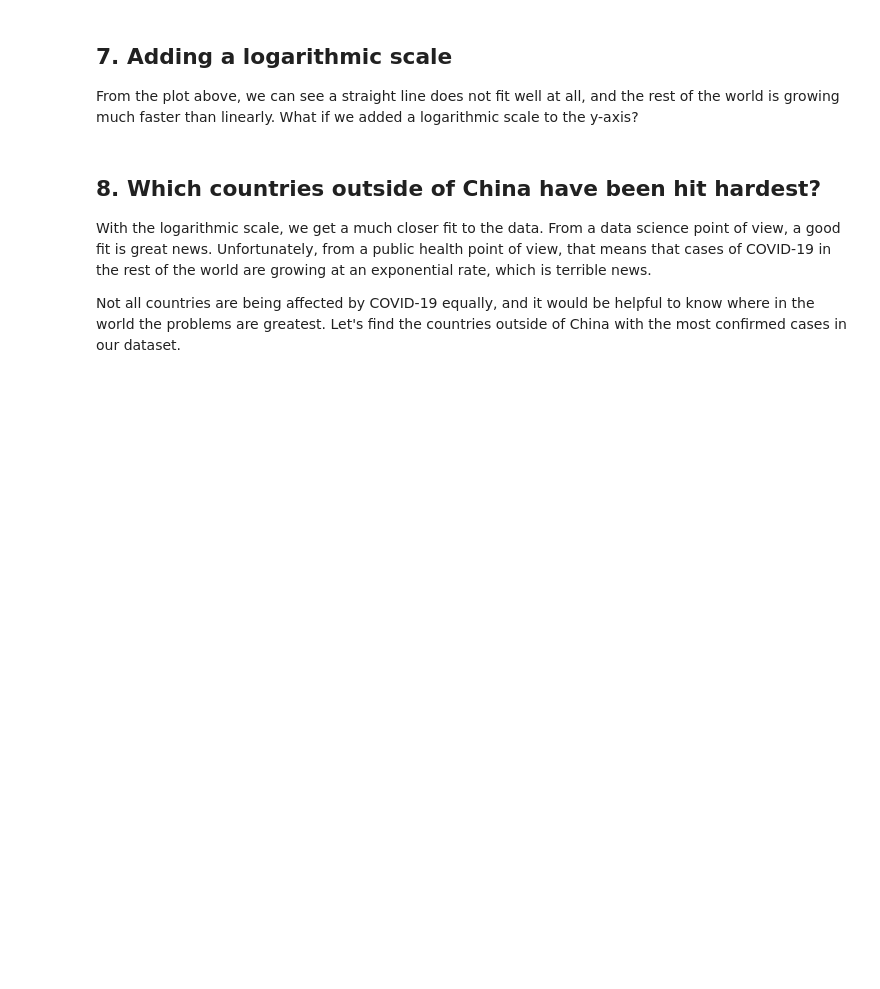
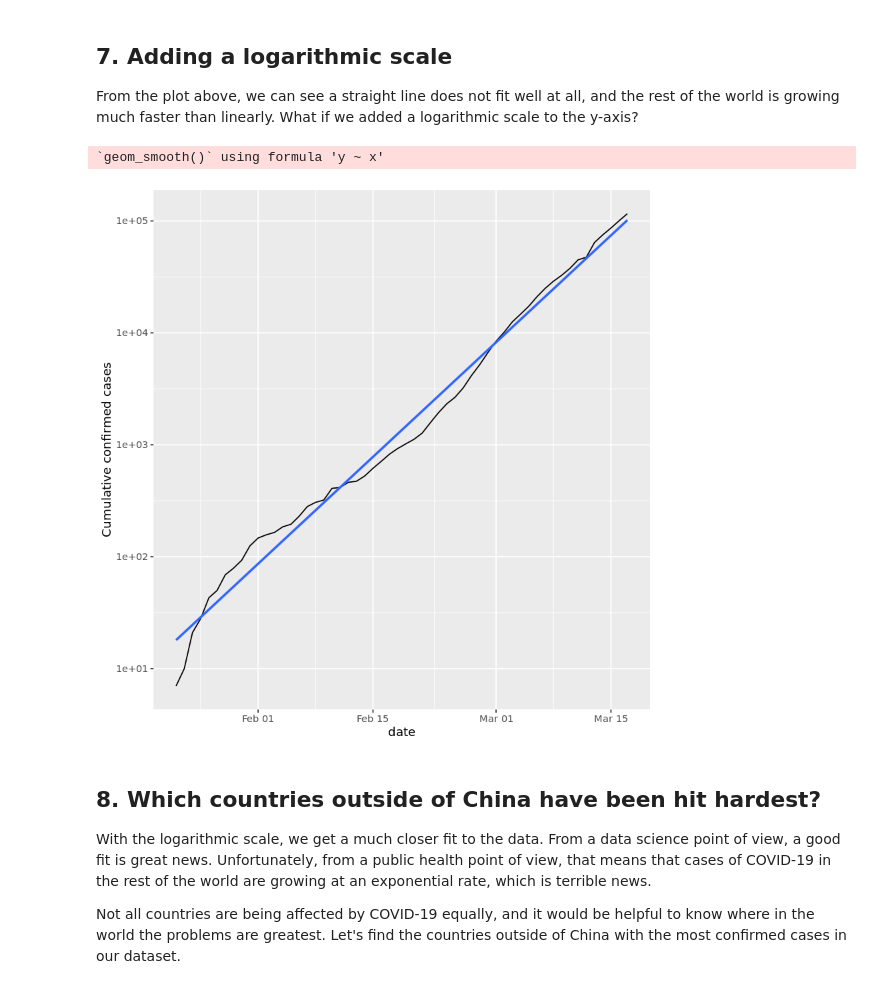
Before and after one commit to hsche000/DataCamp-Projects, a Jupyter notebook: Visualizing COVID-19/notebook.ipynb, the cells around one changed output. Drawn from its saved outputs; the diff is of its cells as text; code cells hidden in the pictures; blank space fills up the shorter version.

```diff
--- a/Visualizing COVID-19/notebook.ipynb
+++ b/Visualizing COVID-19/notebook.ipynb
@@ -153,7 +155,10 @@ ERROR: Error in eval(expr, envir, enclos): object '....' not found
 # %%
 # Modify the plot to use a logarithmic scale on the y-axis
 plt_not_china_trend_lin +
-  ....
+  scale_y_log10()
+# %% [output]
+`geom_smooth()` using formula 'y ~ x'
+[figure, added]
 # %% [markdown]
 ## 8. Which countries outside of China have been hit hardest?
 <p>With the logarithmic scale, we get a much closer fit to the data. From a data science point of view, a good fit is great news. Unfortunately, from a public health point of view, that means that cases of COVID-19 in the rest of the world are growing at an exponential rate, which is terrible news.</p>
```
Also changed, not shown: parts of 3 cells of this notebook.
